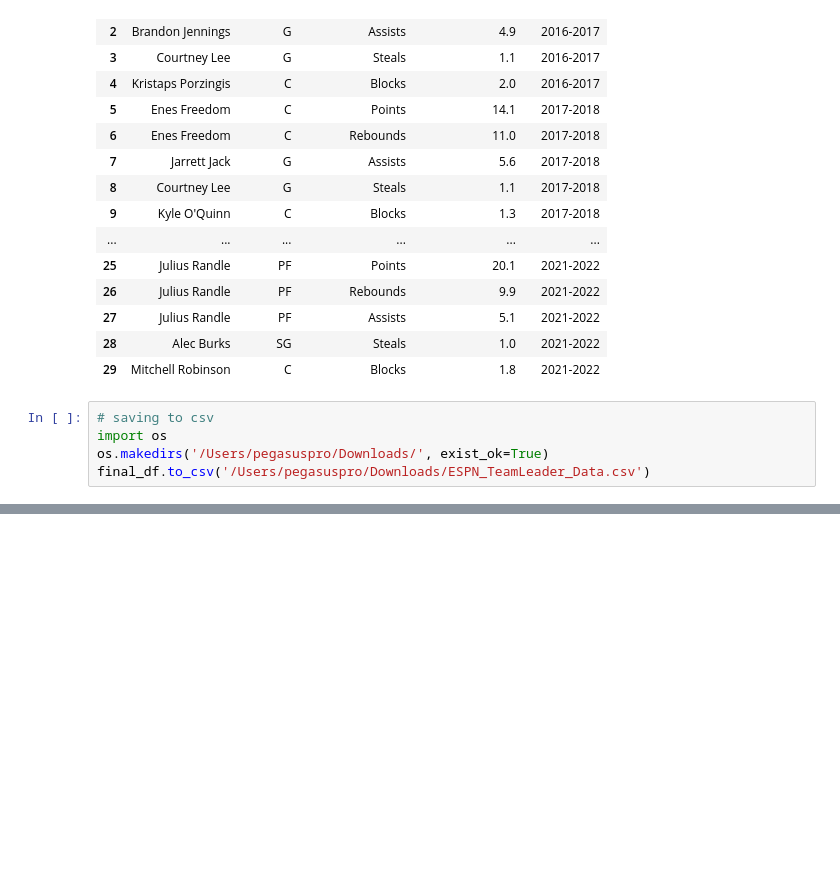
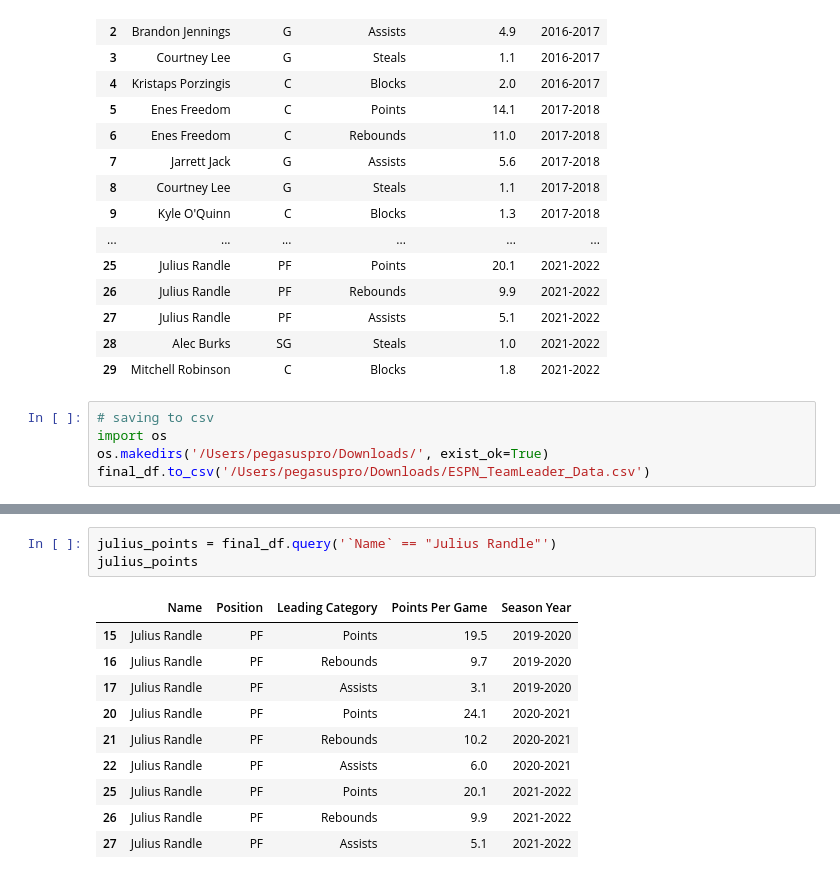
Before and after one commit to unitxero/CIS3120, a Jupyter notebook: Group Project/kevin_group_project_espn_webscrape.ipynb, the cells around one changed output, grey strips where cells are left out. Saved outputs shown, nothing was run; the diff lists cells and outputs as text; blank space fills up the shorter version.

```diff
--- a/Group Project/kevin_group_project_espn_webscrape.ipynb
+++ b/Group Project/kevin_group_project_espn_webscrape.ipynb
@@ -488,0 +524,14 @@ final_df.to_csv('/Users/pegasuspro/Downloads/ESPN_TeamLeader_Data.csv')
+# %%
+julius_points = final_df.query('`Name` == "Julius Randle"')
+julius_points
+# %% [output]
+|  | Name | Position | Leading Category | Points Per Game | Season Year |
+| 15 | Julius Randle | PF | Points | 19.5 | 2019-2020 |
+| 16 | Julius Randle | PF | Rebounds | 9.7 | 2019-2020 |
+| 17 | Julius Randle | PF | Assists | 3.1 | 2019-2020 |
+| 20 | Julius Randle | PF | Points | 24.1 | 2020-2021 |
+| 21 | Julius Randle | PF | Rebounds | 10.2 | 2020-2021 |
+| 22 | Julius Randle | PF | Assists | 6.0 | 2020-2021 |
+| 25 | Julius Randle | PF | Points | 20.1 | 2021-2022 |
+| 26 | Julius Randle | PF | Rebounds | 9.9 | 2021-2022 |
+| 27 | Julius Randle | PF | Assists | 5.1 | 2021-2022 |
```
Also changed, not shown: parts of 7 cells of this notebook.
